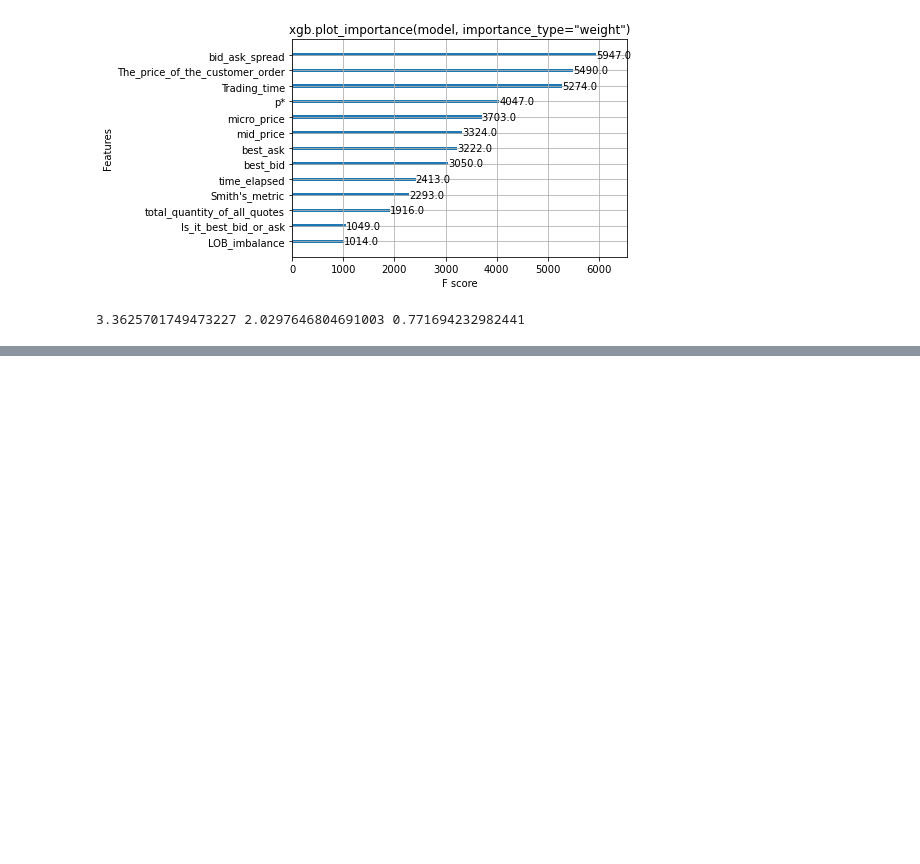
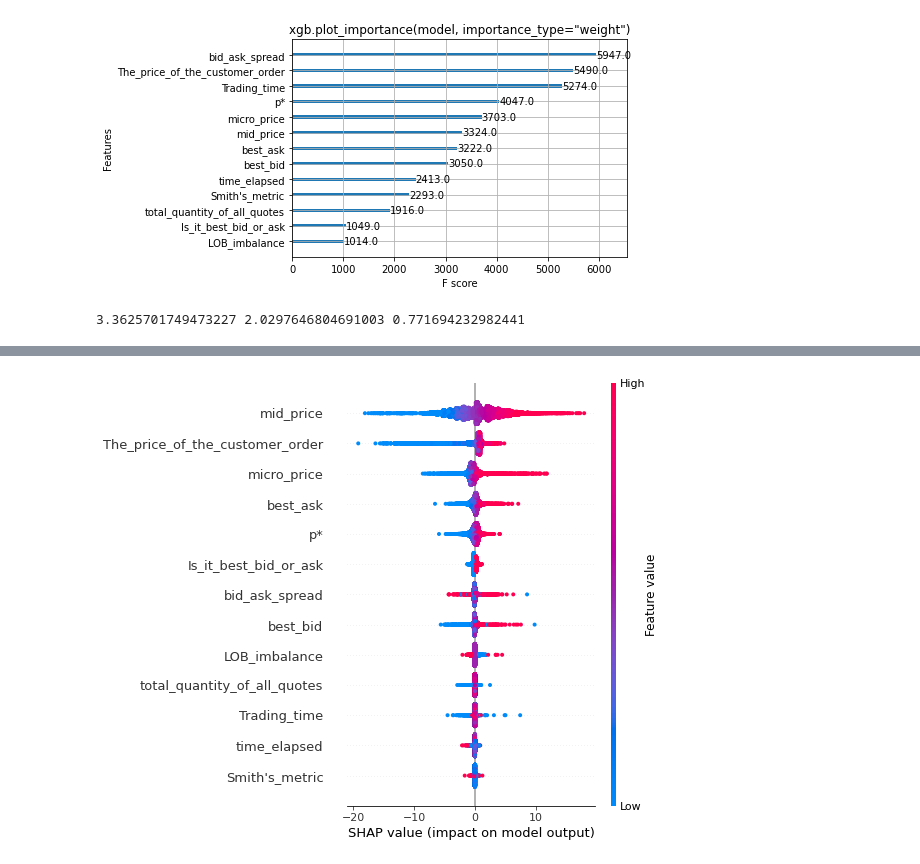
Before and after one commit to J4ycee/XGBoost-Learning-for-Explainable-AI-Financial-Market-Traders, a Jupyter notebook: XGBoost_training.ipynb, the cells around one changed output, grey strips where cells are left out. Drawn from its saved outputs; the diff is of its cells as text; code cells hidden in the pictures; blank space fills up the shorter version.

```diff
--- a/XGBoost_training.ipynb
+++ b/XGBoost_training.ipynb
@@ -128 +144,5 @@ print(xgb_rmse_test, xgb_mae_test, xgb_r2score_test)
+# %%
+shap.summary_plot(shap_values, X)
+# %% [output]
+[figure, added]
 # %%
```
Also changed, not shown: parts of 9 cells of this notebook.
